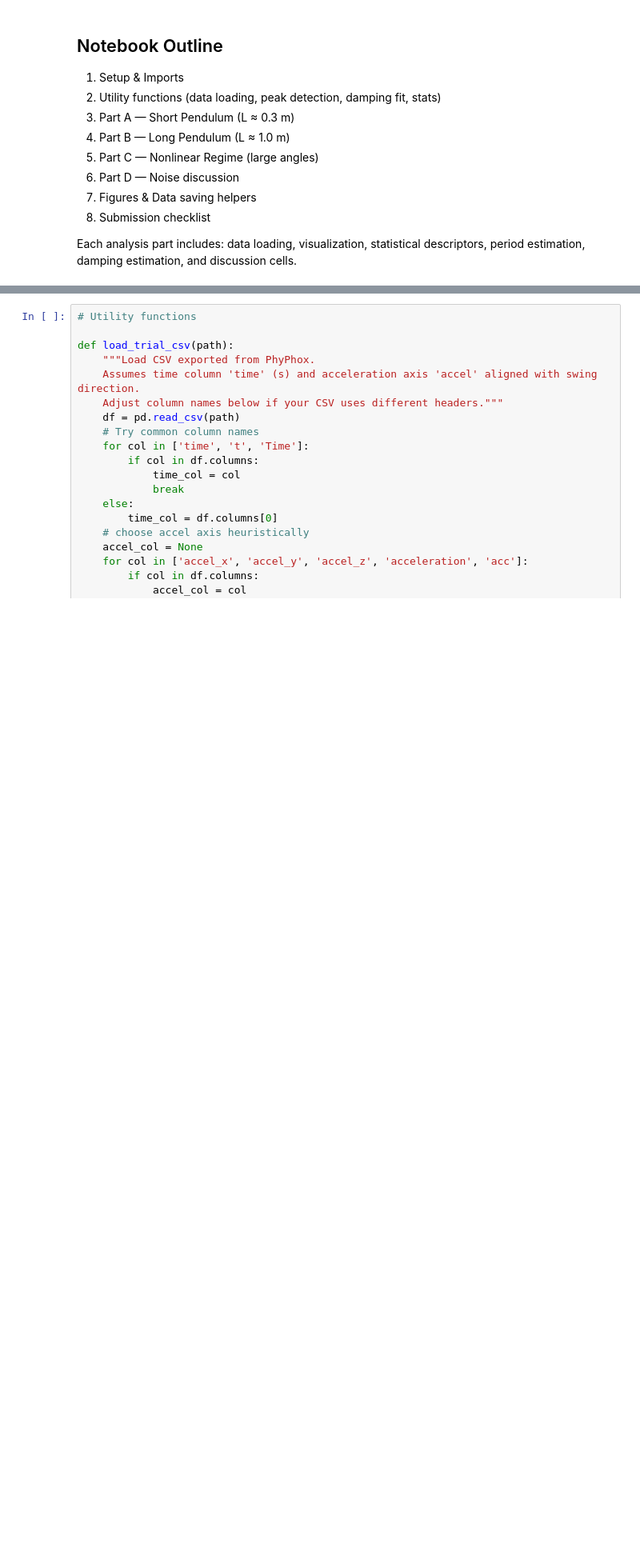
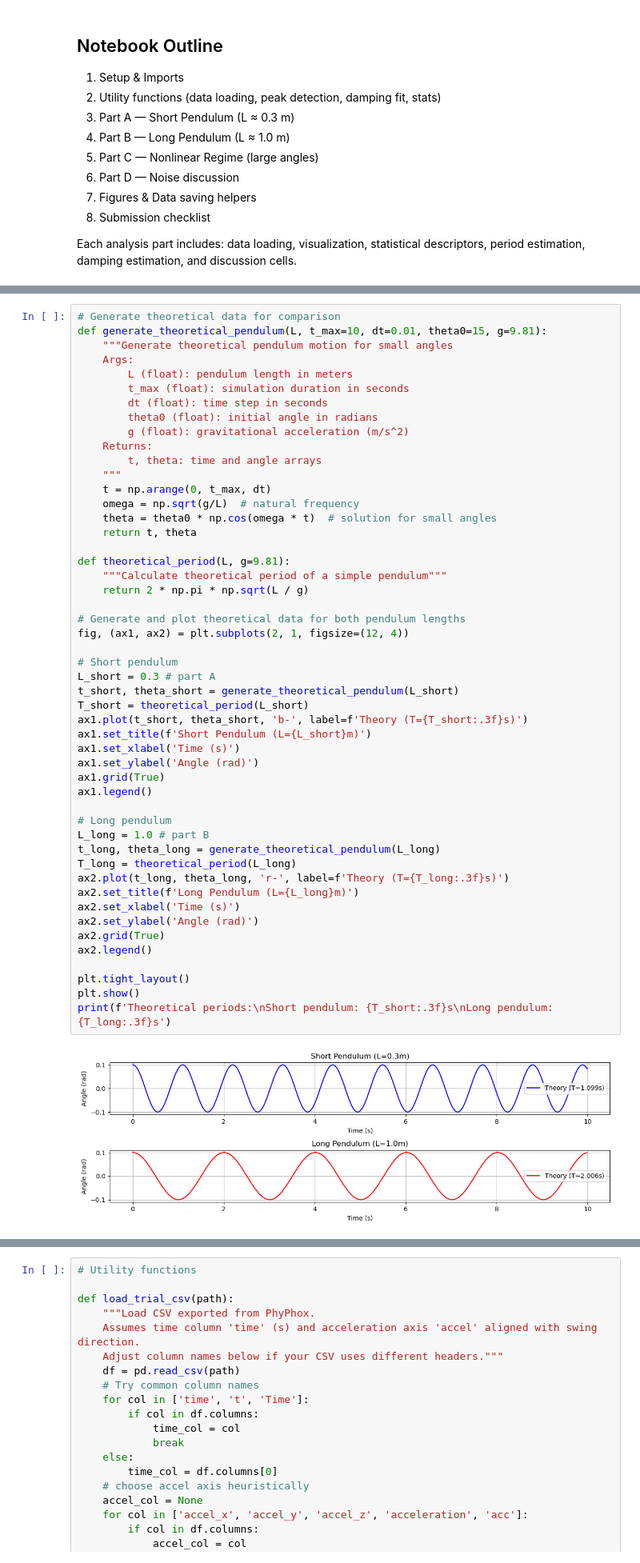
Before and after one commit to Dagwbl/Sensing-Techniques-and-Data-Analytics, a Jupyter notebook: HW1_1907843/HW1_STUDENTID.ipynb, the cells around one changed output, grey strips where cells are left out. Shown at 80% size. Drawn from its saved outputs; the diff is of its cells as text; blank space fills up the shorter version.

```diff
--- a/HW1_1907843/HW1_STUDENTID.ipynb
+++ b/HW1_1907843/HW1_STUDENTID.ipynb
@@ -49,0 +56,52 @@ print('Data directory:', DATA_DIR)
+# %%
+# Generate theoretical data for comparison
+def generate_theoretical_pendulum(L, t_max=10, dt=0.01, theta0=15, g=9.81):
+    """Generate theoretical pendulum motion for small angles
+    Args:
+        L (float): pendulum length in meters
+        t_max (float): simulation duration in seconds
+        dt (float): time step in seconds
+        theta0 (float): initial angle in radians
+        g (float): gravitational acceleration (m/s^2)
+    Returns:
+        t, theta: time and angle arrays
+    """
+    t = np.arange(0, t_max, dt)
+    omega = np.sqrt(g/L)  # natural frequency
+    theta = theta0 * np.cos(omega * t)  # solution for small angles
+    return t, theta
+
+def theoretical_period(L, g=9.81):
+    """Calculate theoretical period of a simple pendulum"""
+    return 2 * np.pi * np.sqrt(L / g)
+
+# Generate and plot theoretical data for both pendulum lengths
+fig, (ax1, ax2) = plt.subplots(2, 1, figsize=(12, 4))
+
+# Short pendulum
+L_short = 0.3 # part A
+t_short, theta_short = generate_theoretical_pendulum(L_short)
+T_short = theoretical_period(L_short)
+ax1.plot(t_short, theta_short, 'b-', label=f'Theory (T={T_short:.3f}s)')
+ax1.set_title(f'Short Pendulum (L={L_short}m)')
+ax1.set_xlabel('Time (s)')
+ax1.set_ylabel('Angle (rad)')
+ax1.grid(True)
+ax1.legend()
+
+# Long pendulum
+L_long = 1.0 # part B
+t_long, theta_long = generate_theoretical_pendulum(L_long)
+T_long = theoretical_period(L_long)
+ax2.plot(t_long, theta_long, 'r-', label=f'Theory (T={T_long:.3f}s)')
+ax2.set_title(f'Long Pendulum (L={L_long}m)')
+ax2.set_xlabel('Time (s)')
+ax2.set_ylabel('Angle (rad)')
+ax2.grid(True)
+ax2.legend()
+
+plt.tight_layout()
+plt.show()
+print(f'Theoretical periods:\nShort pendulum: {T_short:.3f}s\nLong pendulum: {T_long:.3f}s')
+# %% [output]
+[figure, added]
```
Also changed, not shown: parts of 9 cells of this notebook, 41 other files.
